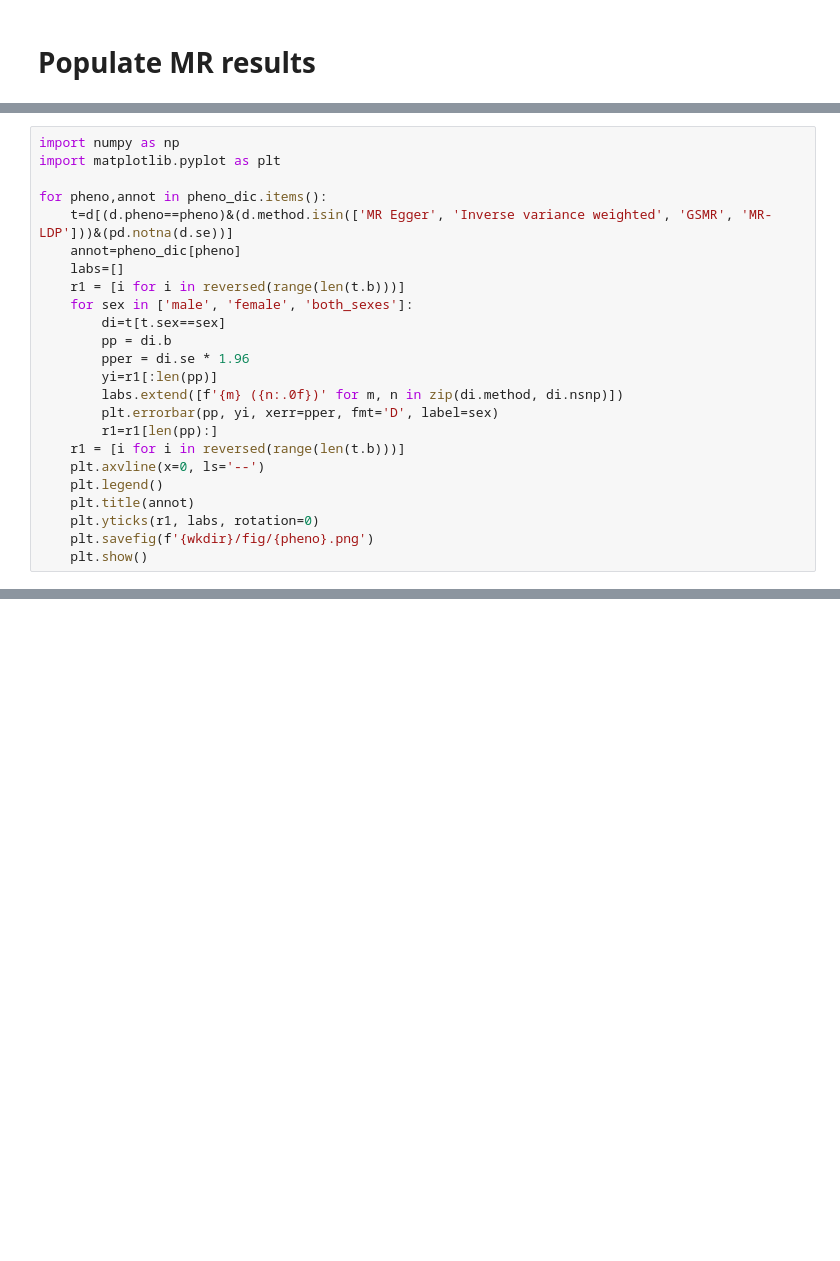
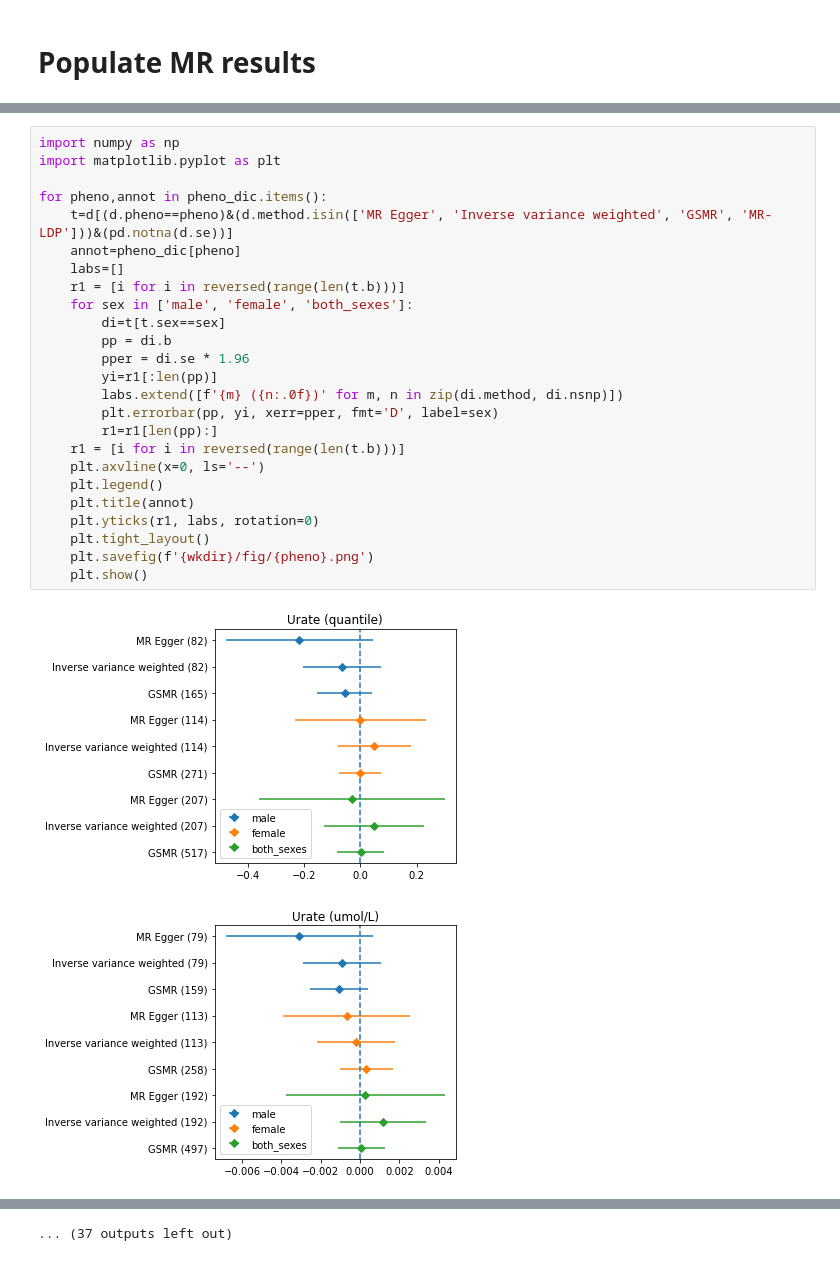
Before and after one commit to hirotaka-i/sex_mr_pd, a Jupyter notebook: Main.ipynb, the cells around one changed output, grey strips where cells are left out. Saved outputs shown, nothing was run; the diff lists cells and outputs as text; blank space fills up the shorter version.

```diff
--- a/Main.ipynb
+++ b/Main.ipynb
@@ -277,24 +458,28 @@ d[(d.method=='GSMR')&(d.pval<0.05)]
 # %%
 import numpy as np
 import matplotlib.pyplot as plt
 
 for pheno,annot in pheno_dic.items():
     t=d[(d.pheno==pheno)&(d.method.isin(['MR Egger', 'Inverse variance weighted', 'GSMR', 'MR-LDP']))&(pd.notna(d.se))]
     annot=pheno_dic[pheno]
     labs=[]
     r1 = [i for i in reversed(range(len(t.b)))]
     for sex in ['male', 'female', 'both_sexes']:
         di=t[t.sex==sex]
         pp = di.b
         pper = di.se * 1.96
         yi=r1[:len(pp)]
         labs.extend([f'{m} ({n:.0f})' for m, n in zip(di.method, di.nsnp)])
         plt.errorbar(pp, yi, xerr=pper, fmt='D', label=sex)
         r1=r1[len(pp):]
     r1 = [i for i in reversed(range(len(t.b)))]
     plt.axvline(x=0, ls='--')
     plt.legend()
     plt.title(annot)
     plt.yticks(r1, labs, rotation=0)
+    plt.tight_layout()
     plt.savefig(f'{wkdir}/fig/{pheno}.png')
     plt.show()
+# %% [output]
+[figure, added]
+[figure, added]
@@ -300,0 +496 @@ for pheno,annot in pheno_dic.items():
+... (37 outputs left out)
```
Also changed, not shown: parts of 14 cells of this notebook, 1 other file.
